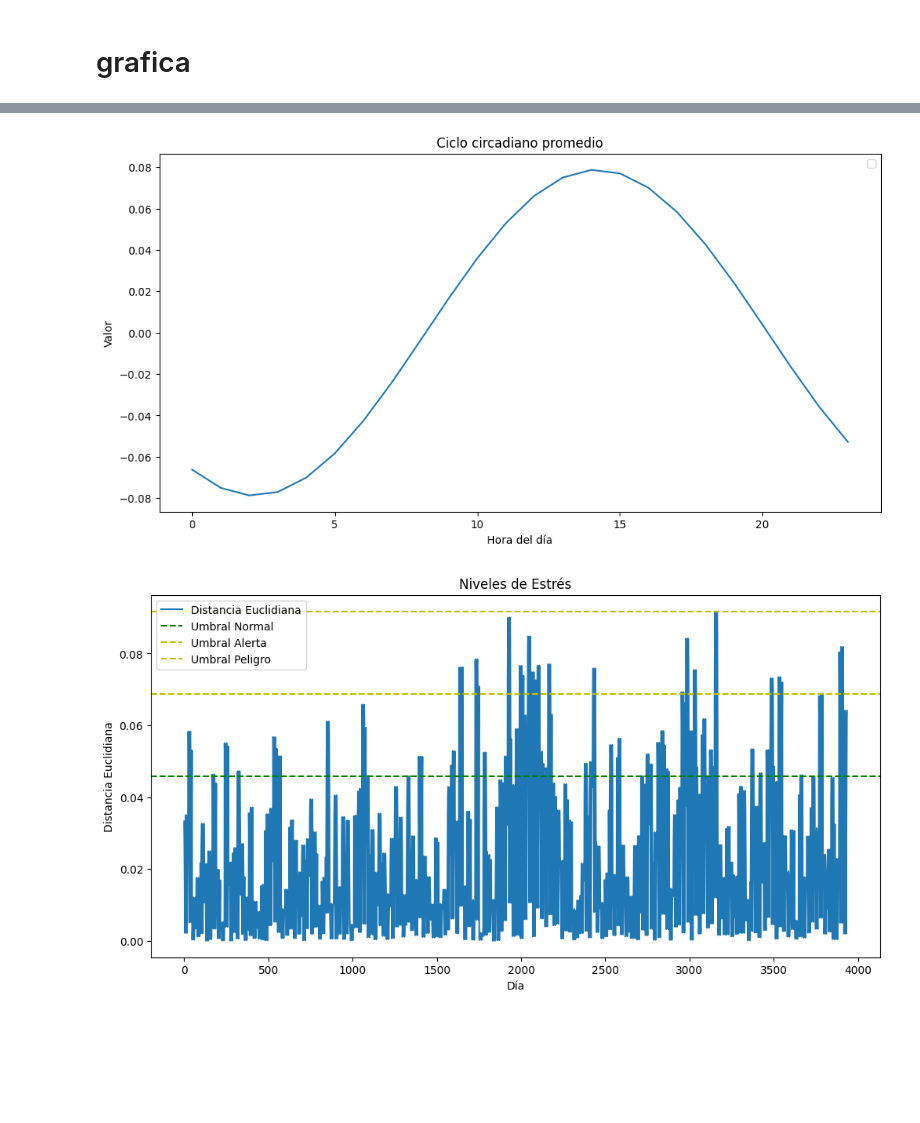
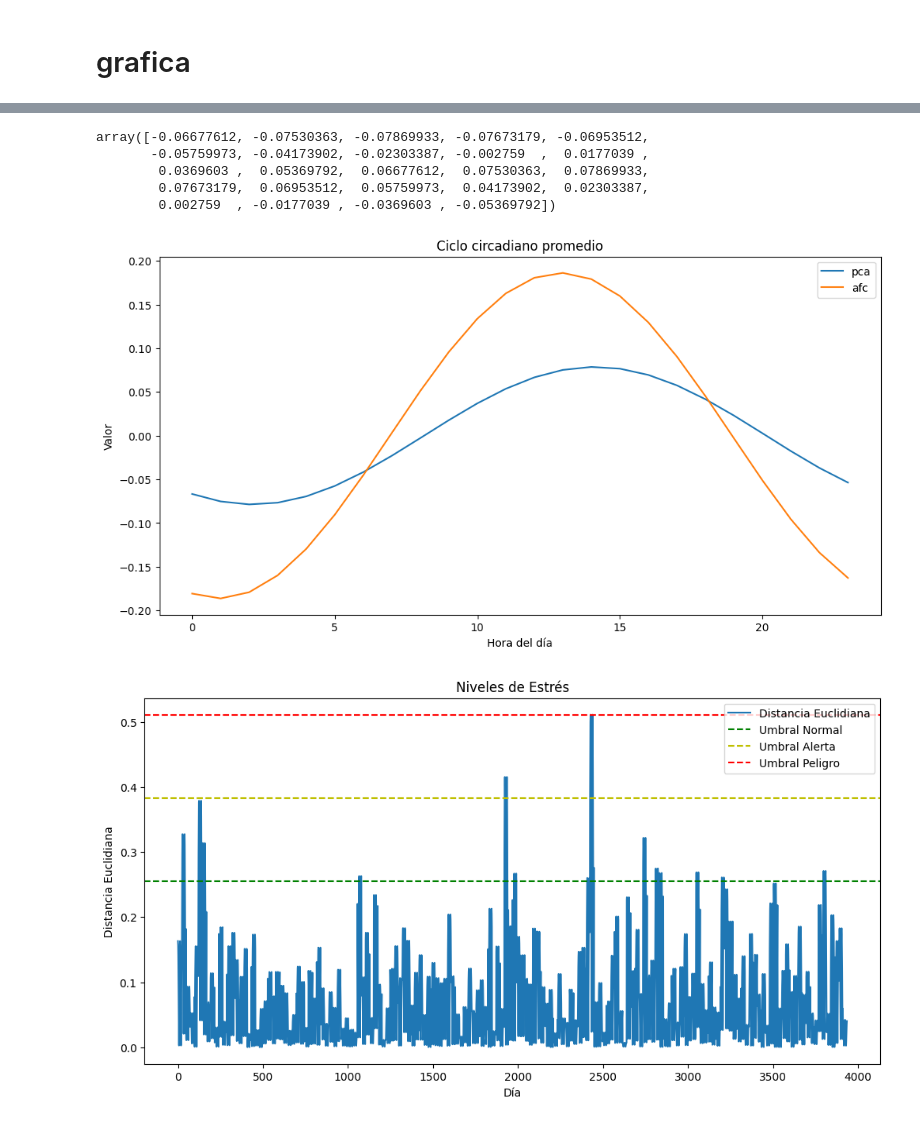
Before and after one commit to BrayansAs/estres-bovino, a Jupyter notebook: indices.ipynb, the cells around one changed output, grey strips where cells are left out. Saved outputs shown, nothing was run; the diff lists cells and outputs as text; code cells hidden in the pictures; blank space fills up the shorter version.

```diff
--- a/indices.ipynb
+++ b/indices.ipynb
@@ -154,27 +301,36 @@ plt.show()
+# %%
+average_cycle['activity_level']
+# %% [output]
+array([-0.06677612, -0.07530363, -0.07869933, -0.07673179, -0.06953512,
+       -0.05759973, -0.04173902, -0.02303387, -0.002759  ,  0.0177039 ,
+        0.0369603 ,  0.05369792,  0.06677612,  0.07530363,  0.07869933,
+        0.07673179,  0.06953512,  0.05759973,  0.04173902,  0.02303387,
+        0.002759  , -0.0177039 , -0.0369603 , -0.05369792])
 # %%
 # Crear la gráfica de líneas
 plt.figure(figsize=(12, 6))
-plt.plot(average_cycle)
-
+plt.plot(average_cycle['activity_level'], label='pca')
+plt.plot(average_cycle['activity_level_2'], label='afc')
 plt.title('Ciclo circadiano promedio')
 plt.xlabel('Hora del día')
 plt.ylabel('Valor')
 plt.legend()
-plt.savefig(f'../Ciclos circadianos/{nombre_csv}_promedio.png', format='png', dpi=300)
+#plt.savefig(f'../Ciclos circadianos/{nombre_csv}_promedio.png', format='png', dpi=300)
 plt.show()
 # %% [output]
-[figure, old version]
+[figure, new version]
 # %%
 # Crear la gráfica de líneas
 plt.figure(figsize=(12, 6))
-plt.plot(distance_df['distancia'], label='Distancia Euclidiana')
-plt.axhline(y=threshold1, color='g', linestyle='--', label='Umbral Normal')
-plt.axhline(y=threshold2, color='y', linestyle='--', label='Umbral Alerta')
-plt.axhline(y=threshold3, color='y', linestyle='--', label='Umbral Peligro')
+#plt.plot(distance_df['distancia_activity_level'], label='Distancia Euclidiana')
+plt.plot(distance_df['distancia_activity_level_2'], label='Distancia Euclidiana')
+plt.axhline(y=threshold1_2, color='g', linestyle='--', label='Umbral Normal')
+plt.axhline(y=threshold2_2, color='y', linestyle='--', label='Umbral Alerta')
+plt.axhline(y=threshold3_2, color='r', linestyle='--', label='Umbral Peligro')
 plt.title('Niveles de Estrés')
 plt.xlabel('Día')
 plt.ylabel('Distancia Euclidiana')
 plt.legend()
 plt.show()
 # %% [output]
-[figure, old version]
+[figure, new version]
```
Also changed, not shown: parts of 16 cells of this notebook, 4 other files.
